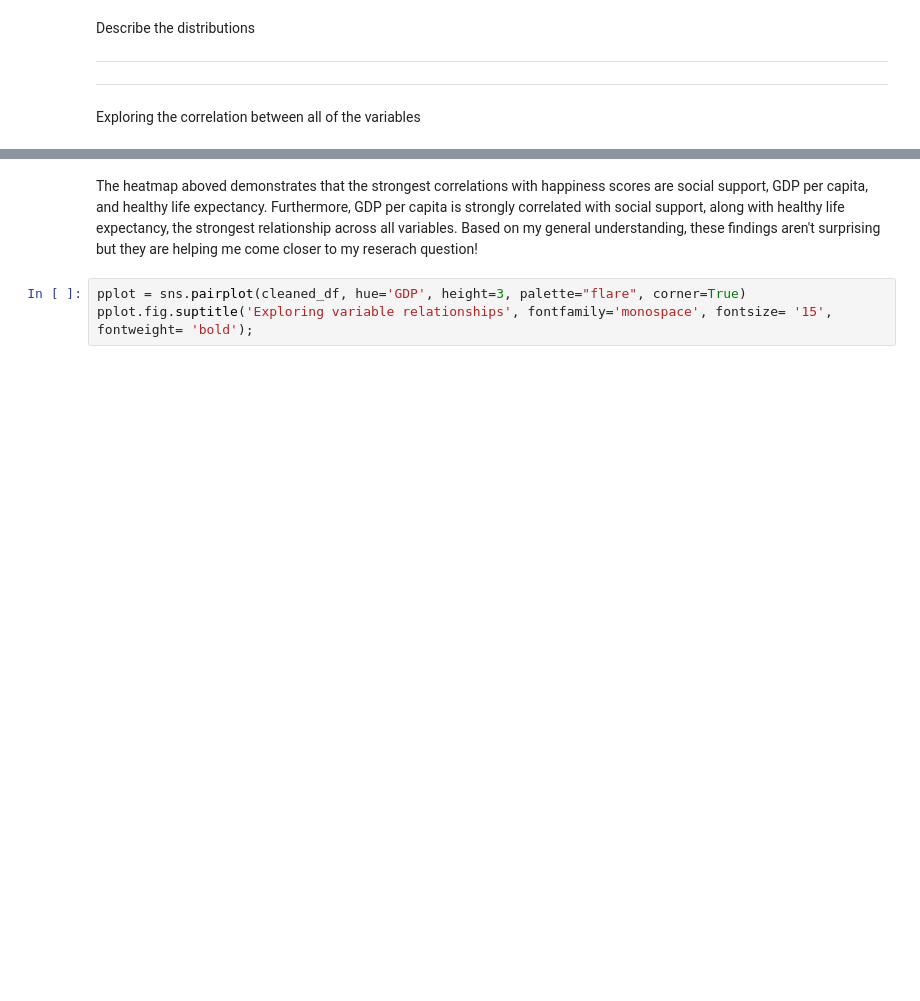
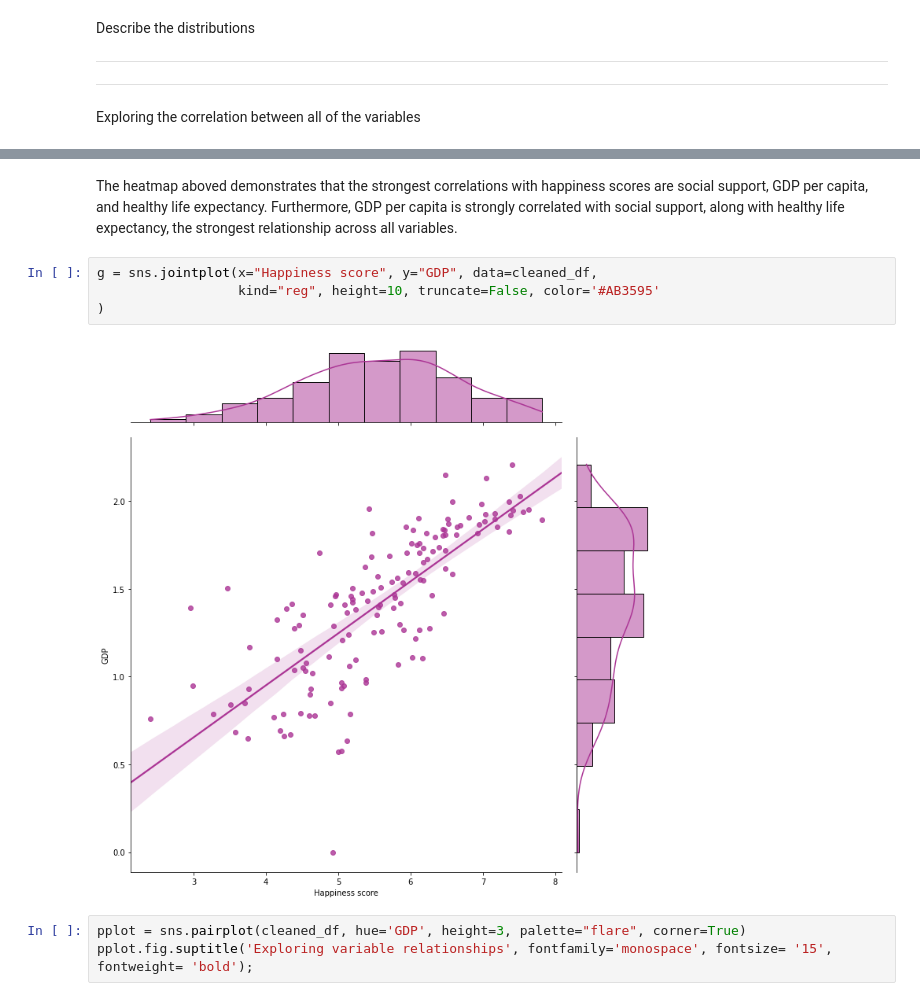
Before and after one commit to lauxpaux/HappinessResearch, a Jupyter notebook: HappinessDataExploration.ipynb, the cells around one changed output, grey strips where cells are left out. Cells and saved outputs as stored; diff of their text form; blank space fills up the shorter version.

```diff
--- a/HappinessDataExploration.ipynb
+++ b/HappinessDataExploration.ipynb
@@ -259,5 +272,11 @@ sns.heatmap(corr, xticklabels=corr.columns, yticklabels=corr.columns, annot=True
 # %% [markdown]
-The heatmap aboved demonstrates that the strongest correlations with happiness scores are social support, GDP per capita, and healthy life expectancy. Furthermore, GDP per capita is strongly correlated with social support, along with healthy life expectancy, the strongest relationship across all variables. Based on my general understanding, these findings aren't surprising but they are helping me come closer to my reserach question!
+The heatmap aboved demonstrates that the strongest correlations with happiness scores are social support, GDP per capita, and healthy life expectancy. Furthermore, GDP per capita is strongly correlated with social support, along with healthy life expectancy, the strongest relationship across all variables.
+# %%
+g = sns.jointplot(x="Happiness score", y="GDP", data=cleaned_df,
+                  kind="reg", height=10, truncate=False, color='#AB3595'
+)
+# %% [output]
+[figure, added]
 # %%
 pplot = sns.pairplot(cleaned_df, hue='GDP', height=3, palette="flare", corner=True)
 pplot.fig.suptitle('Exploring variable relationships', fontfamily='monospace', fontsize= '15', fontweight= 'bold');
```
Also changed, not shown: parts of 8 cells of this notebook.
